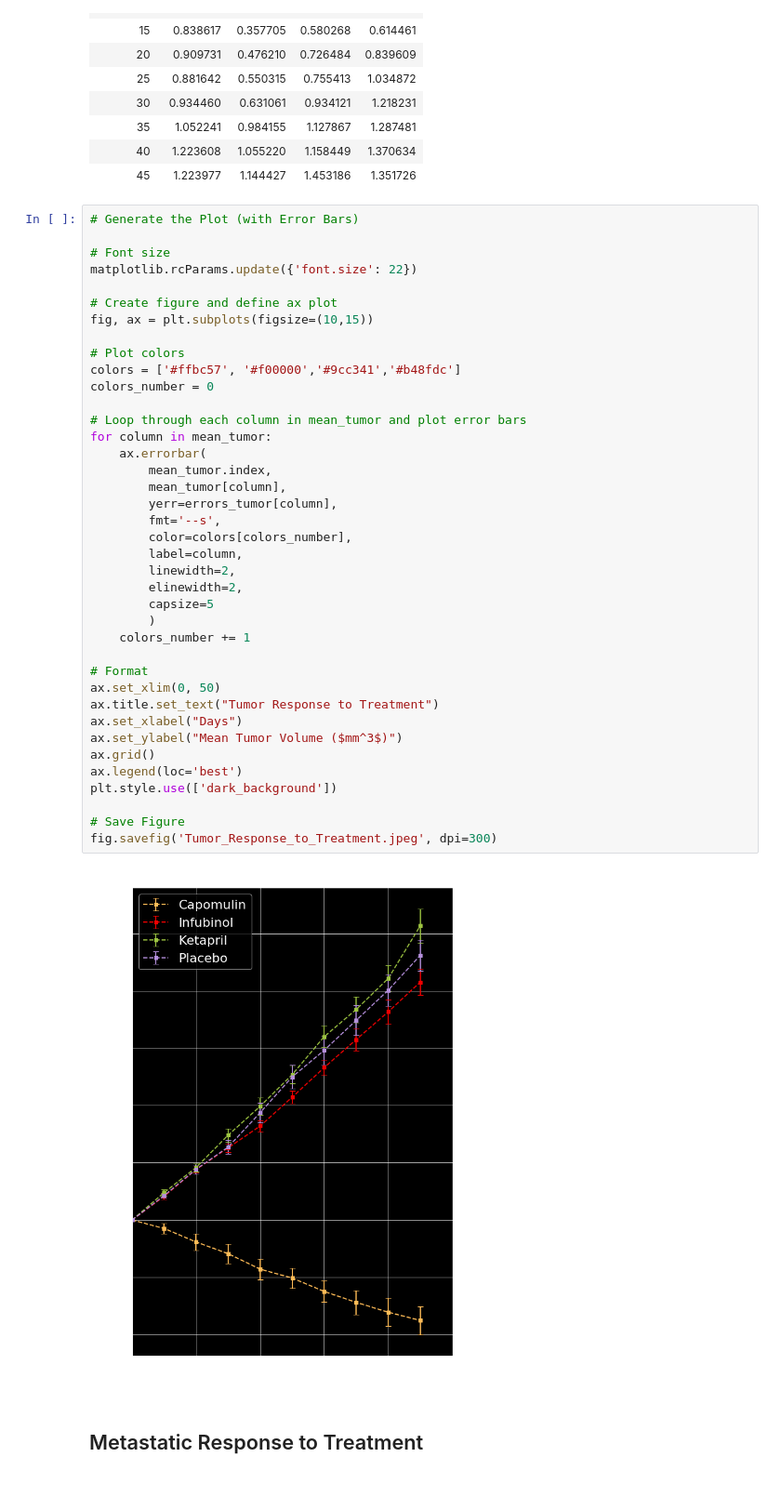
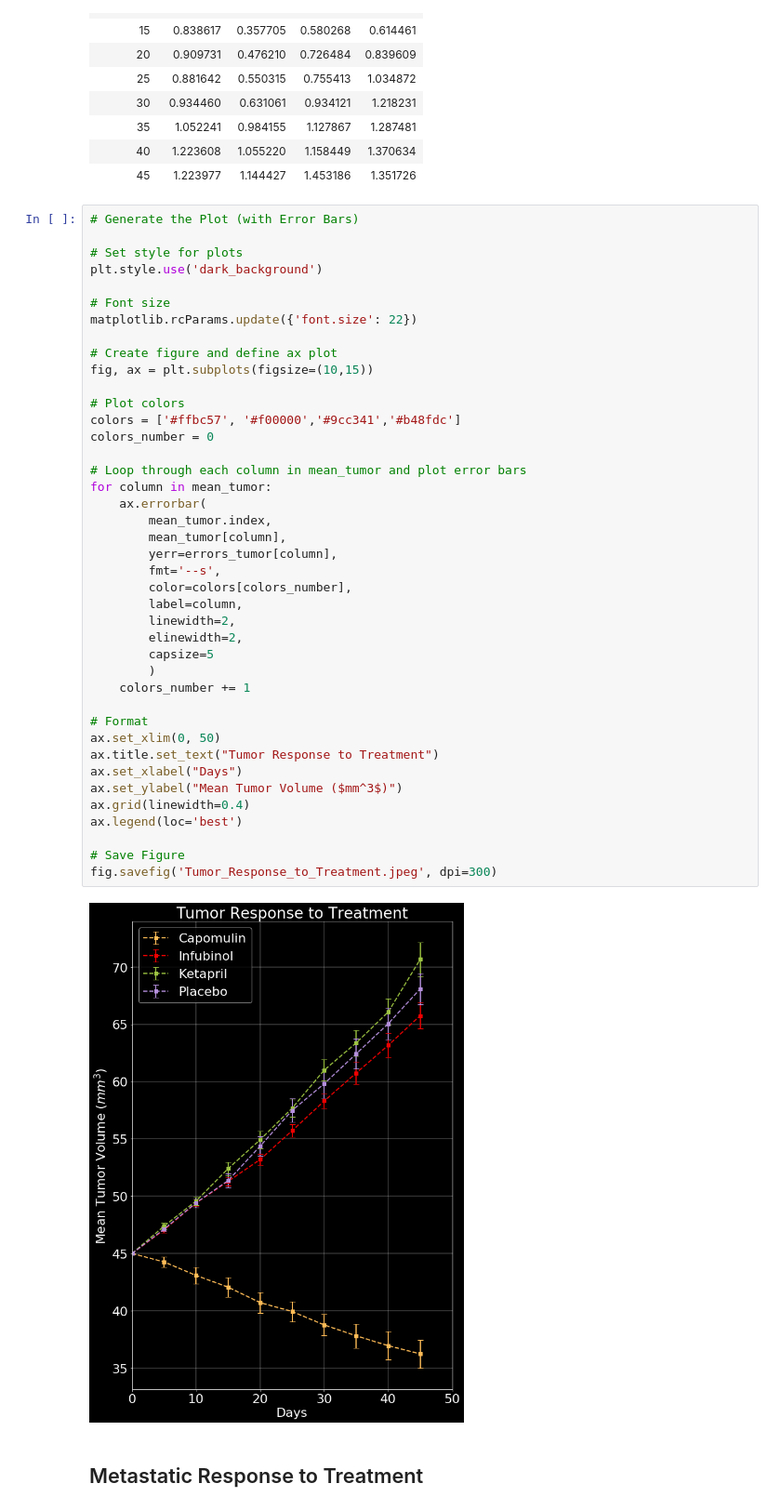
Before and after one commit to costcohotdog/matplotlib_clinical_trial, a Jupyter notebook: Pymaceuticals/pymaceuticals_starter.ipynb, the cells around one changed output. Shown at 93% size. Drawn from its saved outputs; the diff is of its cells as text.

```diff
--- a/Pymaceuticals/pymaceuticals_starter.ipynb
+++ b/Pymaceuticals/pymaceuticals_starter.ipynb
@@ -83,6 +83,9 @@ errors_tumor
 | 45 | 1.223977 | 1.144427 | 1.453186 | 1.351726 |
 # %%
 # Generate the Plot (with Error Bars)
+
+# Set style for plots
+plt.style.use('dark_background')
 
 # Font size
 matplotlib.rcParams.update({'font.size': 22})
@@ -92,36 +95,35 @@ fig, ax = plt.subplots(figsize=(10,15))
 
 # Plot colors
 colors = ['#ffbc57', '#f00000','#9cc341','#b48fdc']
 colors_number = 0
 
 # Loop through each column in mean_tumor and plot error bars
 for column in mean_tumor:
     ax.errorbar(
         mean_tumor.index,
         mean_tumor[column],
         yerr=errors_tumor[column],
         fmt='--s',
         color=colors[colors_number],
         label=column,
         linewidth=2,
         elinewidth=2,
         capsize=5
         )
     colors_number += 1
 
 # Format
 ax.set_xlim(0, 50)
 ax.title.set_text("Tumor Response to Treatment")
 ax.set_xlabel("Days")
 ax.set_ylabel("Mean Tumor Volume ($mm^3$)")
-ax.grid()
+ax.grid(linewidth=0.4)
 ax.legend(loc='best')
-plt.style.use(['dark_background'])
 
 # Save Figure
 fig.savefig('Tumor_Response_to_Treatment.jpeg', dpi=300)
 # %% [output]
-[figure, old version]
+[figure, new version]
 # %% [markdown]
 ## Metastatic Response to Treatment
 # %%
```
Also changed, not shown: parts of 18 cells of this notebook.
